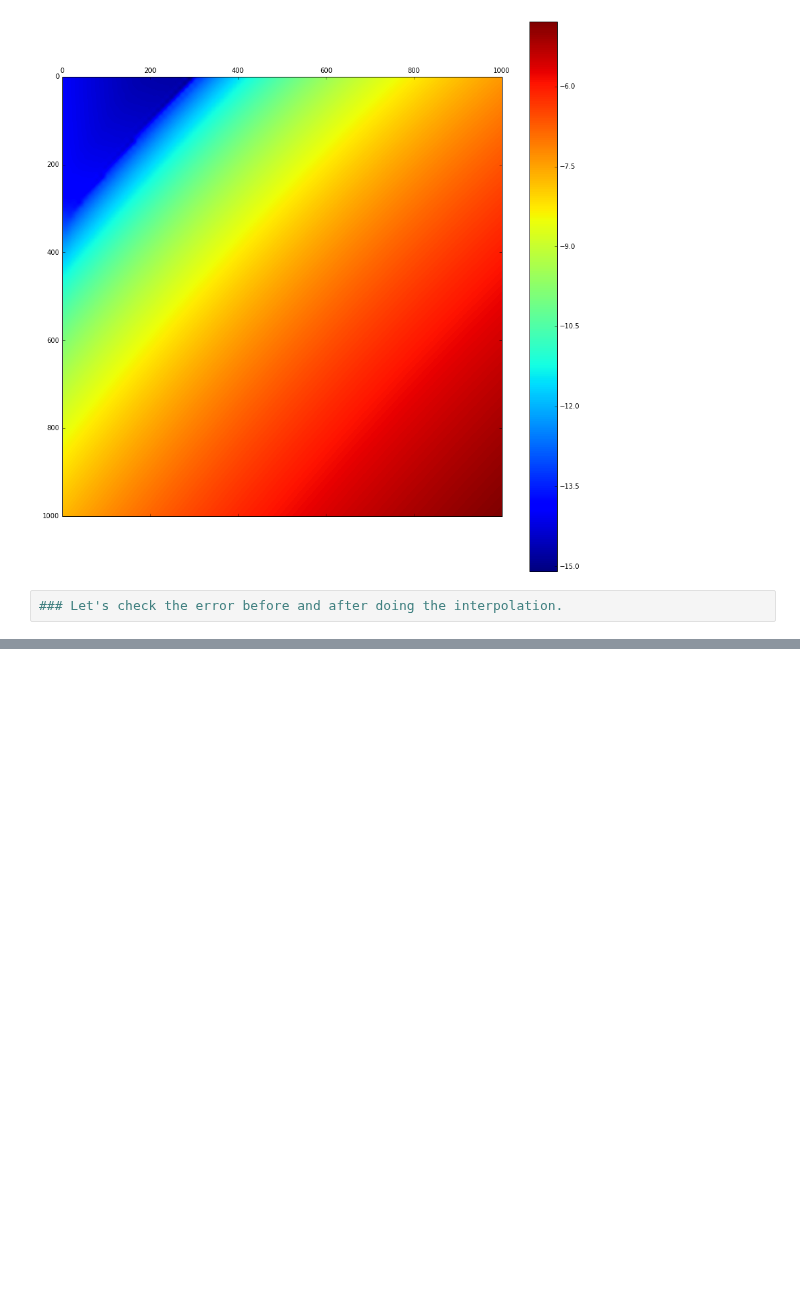
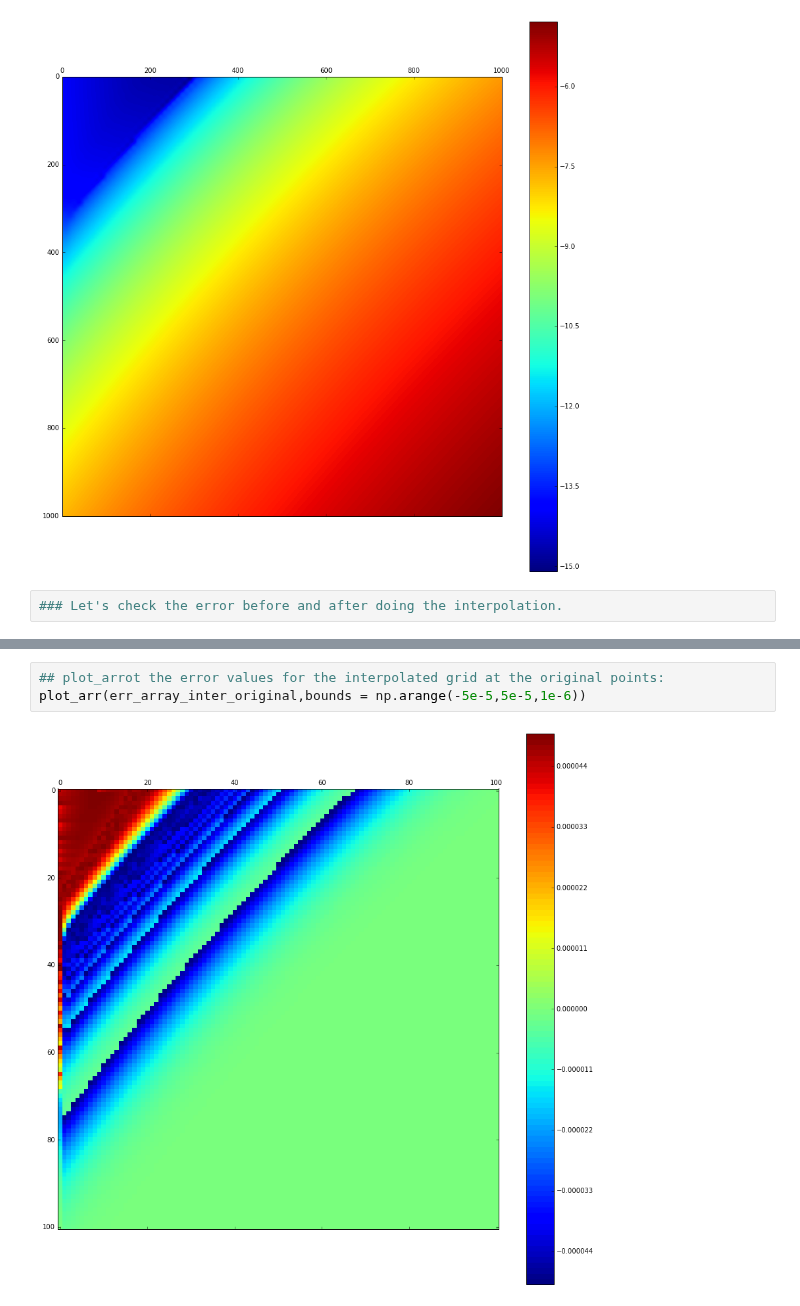
Before and after one commit to tabakg/potapov_interpolation, a Jupyter notebook: Dispersion_relation_interpolation (newton's method, tracing).ipynb, the cells around one changed output, grey strips where cells are left out. Saved outputs shown, nothing was run; the diff lists cells and outputs as text; blank space fills up the shorter version.

```diff
--- a/Dispersion_relation_interpolation (newton's method, tracing).ipynb
+++ b/Dispersion_relation_interpolation (newton's method, tracing).ipynb
@@ -436,0 +480,5 @@ omegas are  19.65 16.25 -6.74098429597 -29.159015704
+# %%
+## plot_arrot the error values for the interpolated grid at the original points:
+plot_arr(err_array_inter_original,bounds = np.arange(-5e-5,5e-5,1e-6))
+# %% [output]
+[figure, added]
```
Also changed, not shown: parts of 13 cells of this notebook, 1 other file.
